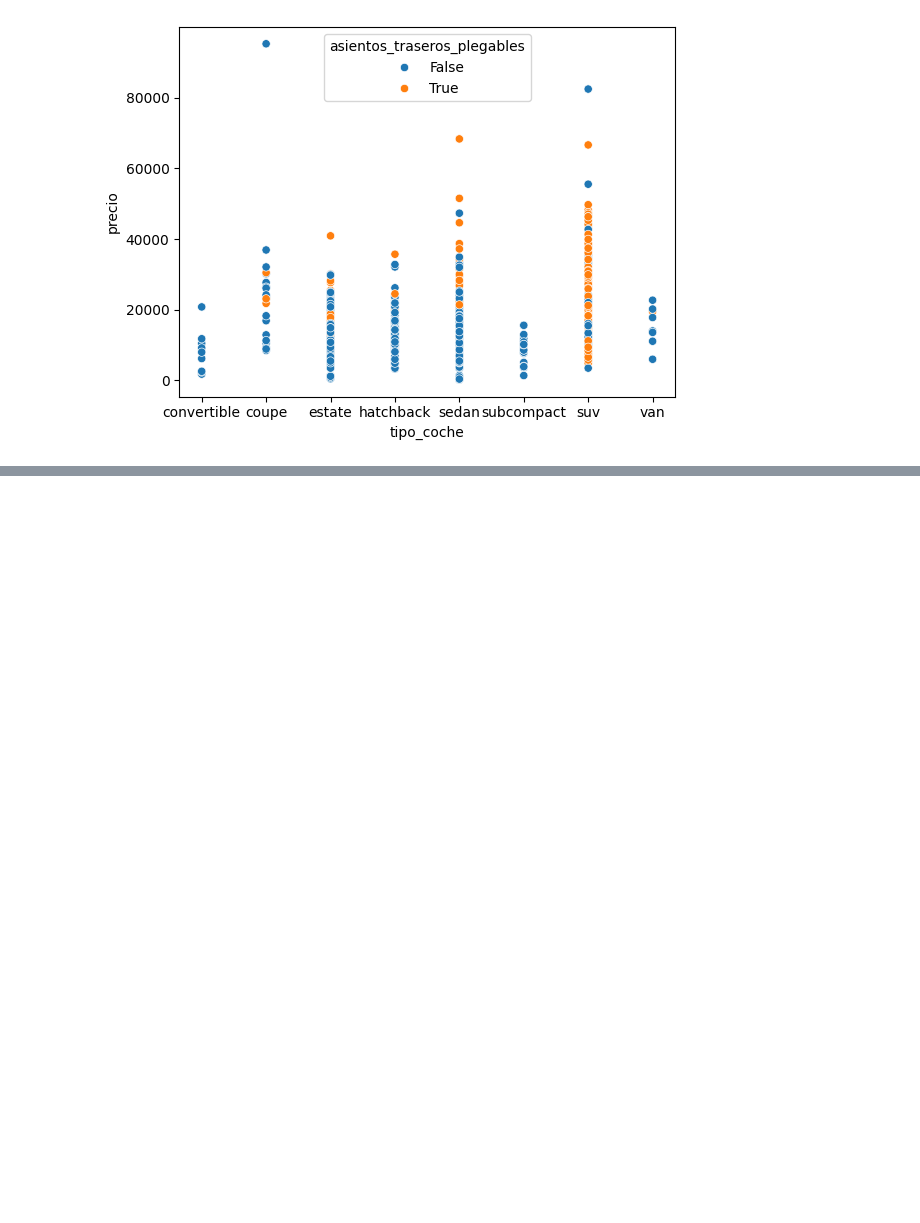
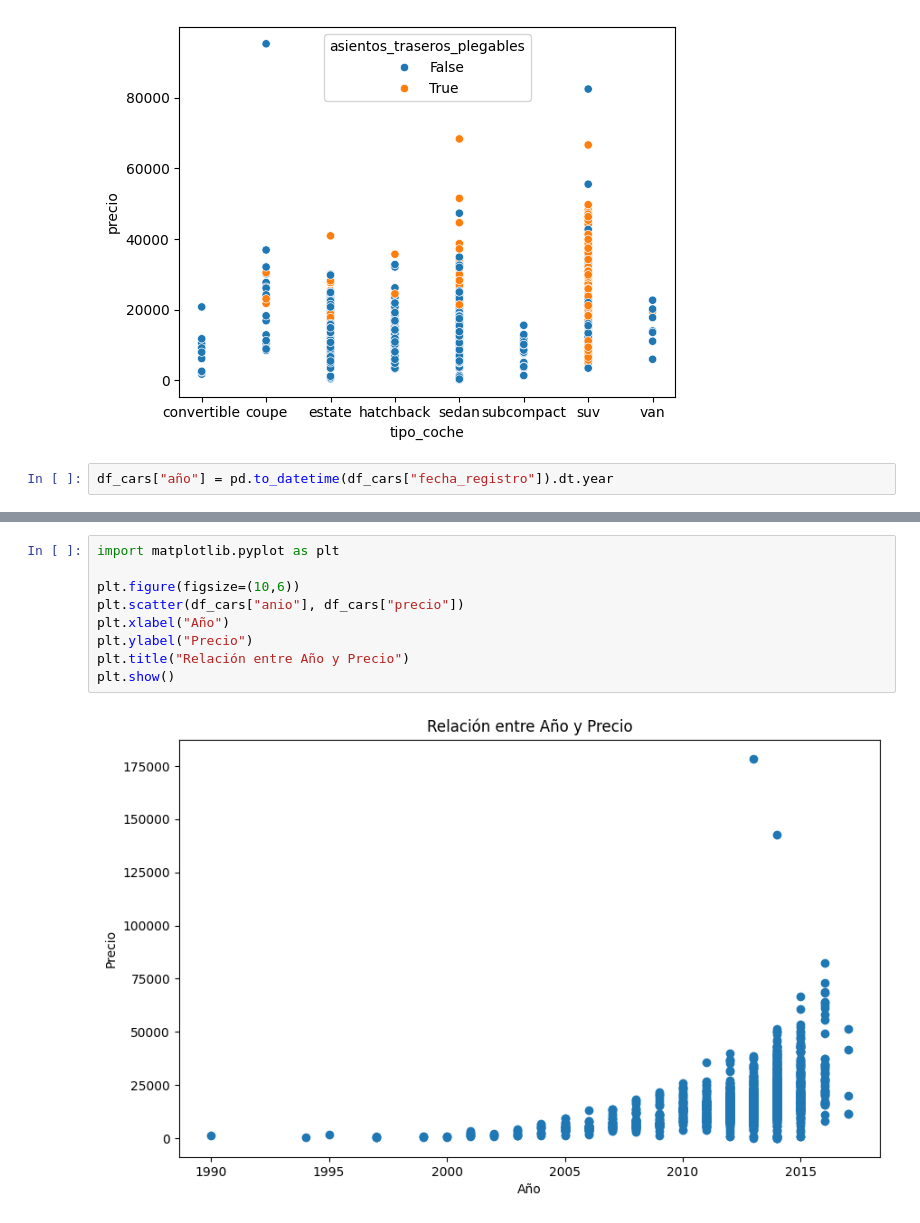
Before and after one commit to JuanCeruso/DataPreparation, a Jupyter notebook: DataPreparation.ipynb, the cells around one changed output, grey strips where cells are left out. Saved outputs shown, nothing was run; the diff lists cells and outputs as text; blank space fills up the shorter version.

```diff
--- a/DataPreparation.ipynb
+++ b/DataPreparation.ipynb
@@ -197,3 +197,5 @@ sns.scatterplot(x="tipo_coche", y="precio", hue="asientos_traseros_plegables", d
 # %% [output]
 <Axes: xlabel='tipo_coche', ylabel='precio'>
 [figure]
+# %%
+df_cars["año"] = pd.to_datetime(df_cars["fecha_registro"]).dt.year
@@ -199,0 +211,11 @@ sns.scatterplot(x="tipo_coche", y="precio", hue="asientos_traseros_plegables", d
+# %%
+import matplotlib.pyplot as plt
+
+plt.figure(figsize=(10,6))
+plt.scatter(df_cars["anio"], df_cars["precio"])
+plt.xlabel("Año")
+plt.ylabel("Precio")
+plt.title("Relación entre Año y Precio")
+plt.show()
+# %% [output]
+[figure, added]
```
Also changed, not shown: parts of 1 cell of this notebook.
